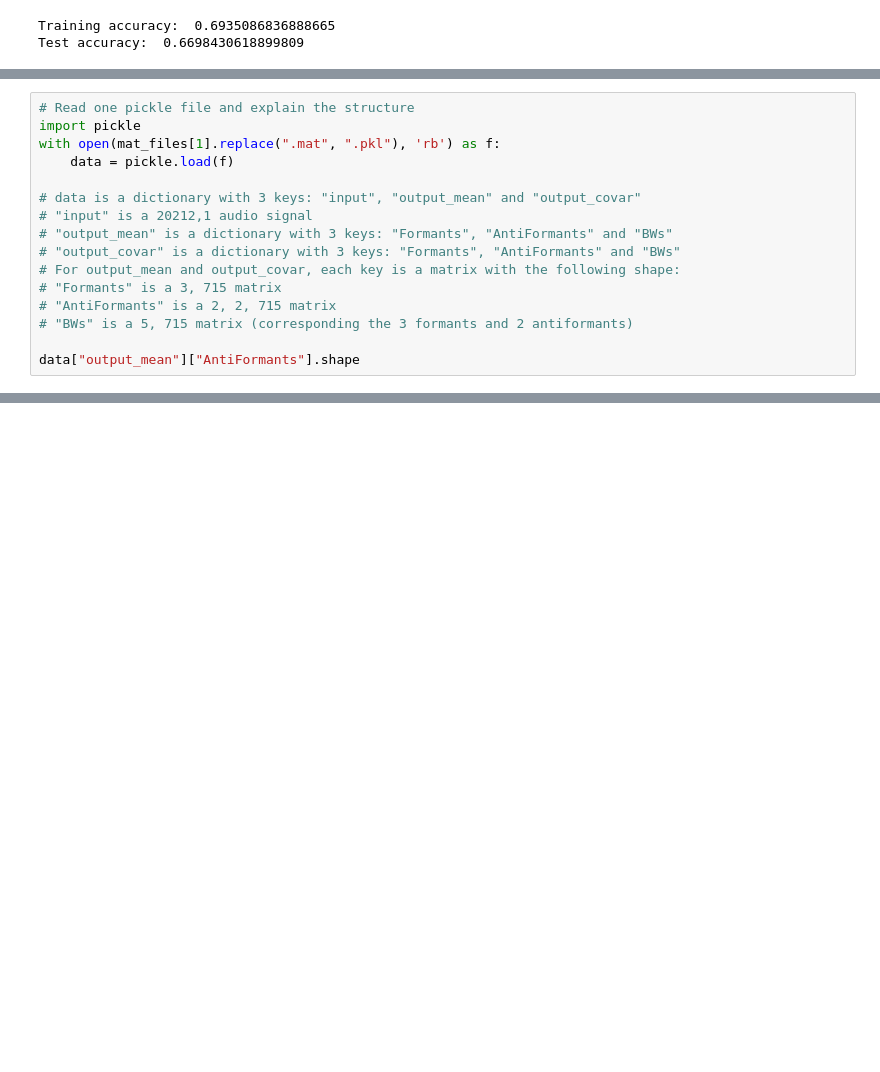
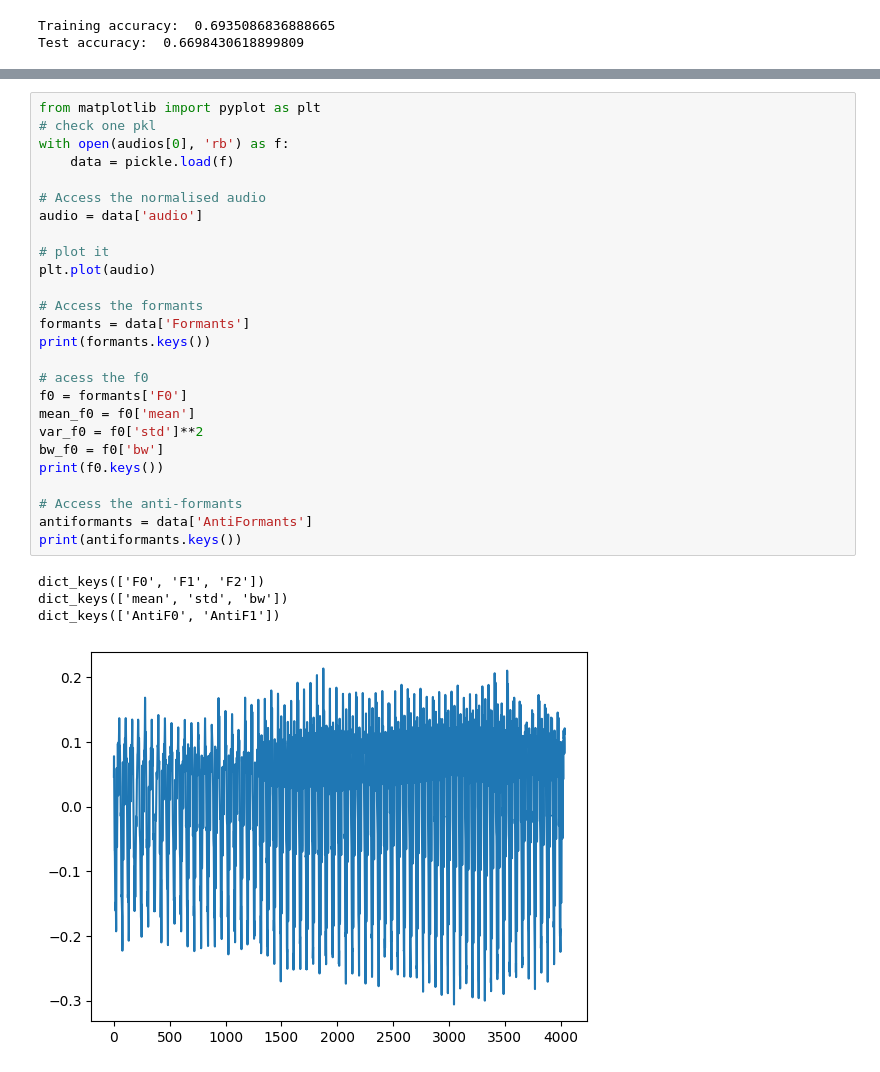
Before and after one commit to BYO-UPM/CUCO_Database, a Jupyter notebook: usage_notes.ipynb, the cells around one changed output, grey strips where cells are left out. Drawn from its saved outputs; the diff is of its cells as text; blank space fills up the shorter version.

Commit message:
usasgenotes updated to show how to read a pkl

```diff
--- a/usage_notes.ipynb
+++ b/usage_notes.ipynb
@@ -293,16 +218,0 @@ for i in range(len(mat_files)):
-# %%
-# Read one pickle file and explain the structure
-import pickle
-with open(mat_files[1].replace(".mat", ".pkl"), 'rb') as f:
-    data = pickle.load(f)
-
-# data is a dictionary with 3 keys: "input", "output_mean" and "output_covar"
-# "input" is a 20212,1 audio signal
-# "output_mean" is a dictionary with 3 keys: "Formants", "AntiFormants" and "BWs"
-# "output_covar" is a dictionary with 3 keys: "Formants", "AntiFormants" and "BWs"
-# For output_mean and output_covar, each key is a matrix with the following shape:
-# "Formants" is a 3, 715 matrix
-# "AntiFormants" is a 2, 2, 715 matrix
-# "BWs" is a 5, 715 matrix (corresponding the 3 formants and 2 antiformants)
-
-data["output_mean"]["AntiFormants"].shape
@@ -315,0 +241,31 @@ for mat_file in mat_files:
+# %%
+from matplotlib import pyplot as plt
+# check one pkl
+with open(audios[0], 'rb') as f:
+    data = pickle.load(f)
+
+# Access the normalised audio
+audio = data['audio']
+
+# plot it
+plt.plot(audio)
+
+# Access the formants
+formants = data['Formants']
+print(formants.keys())
+
+# acess the f0
+f0 = formants['F0']
+mean_f0 = f0['mean']
+var_f0 = f0['std']**2
+bw_f0 = f0['bw']
+print(f0.keys())
+
+# Access the anti-formants
+antiformants = data['AntiFormants']
+print(antiformants.keys())
+# %% [output]
+dict_keys(['F0', 'F1', 'F2'])
+dict_keys(['mean', 'std', 'bw'])
+dict_keys(['AntiF0', 'AntiF1'])
+[figure, added]
```
Also changed, not shown: parts of 9 cells of this notebook, 1 other file.
